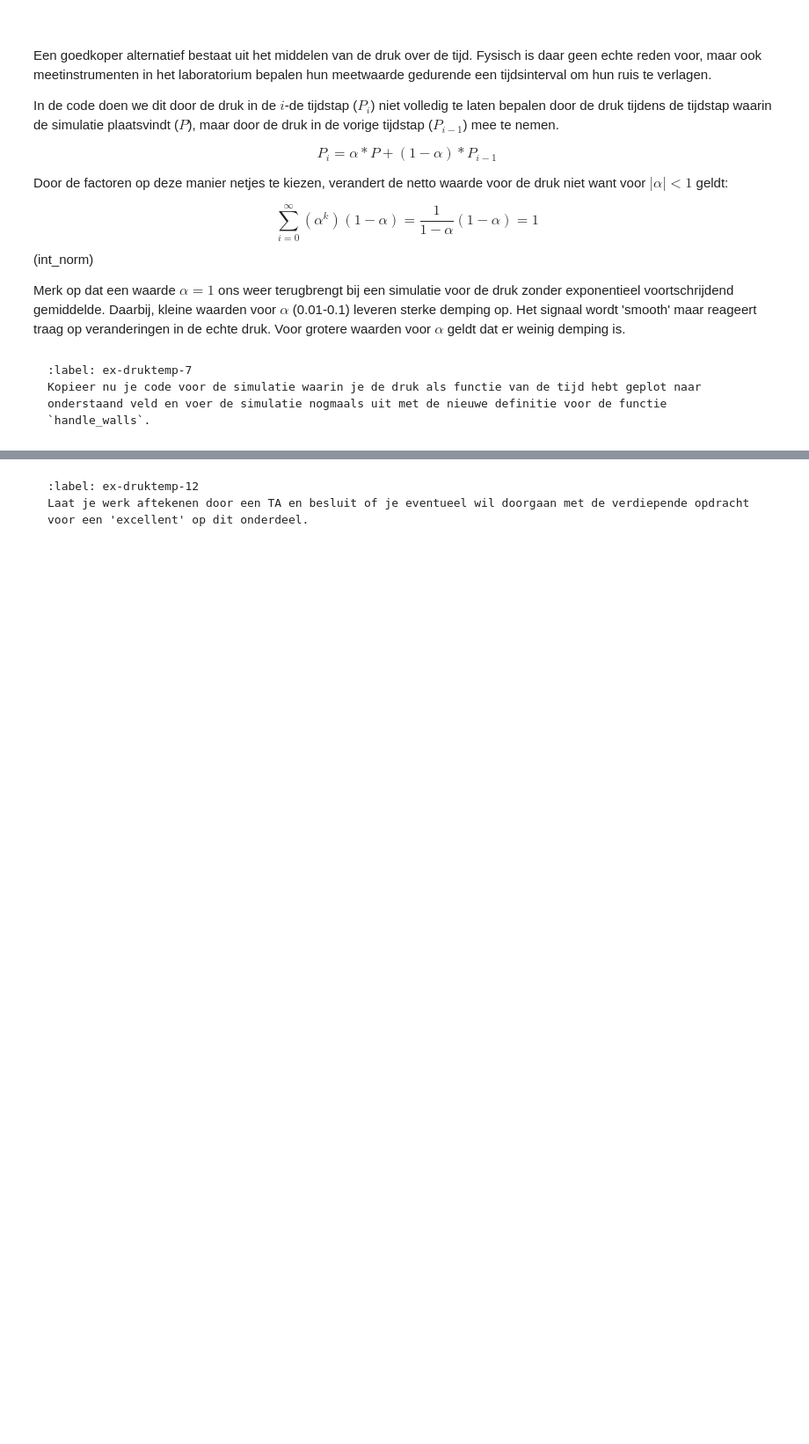
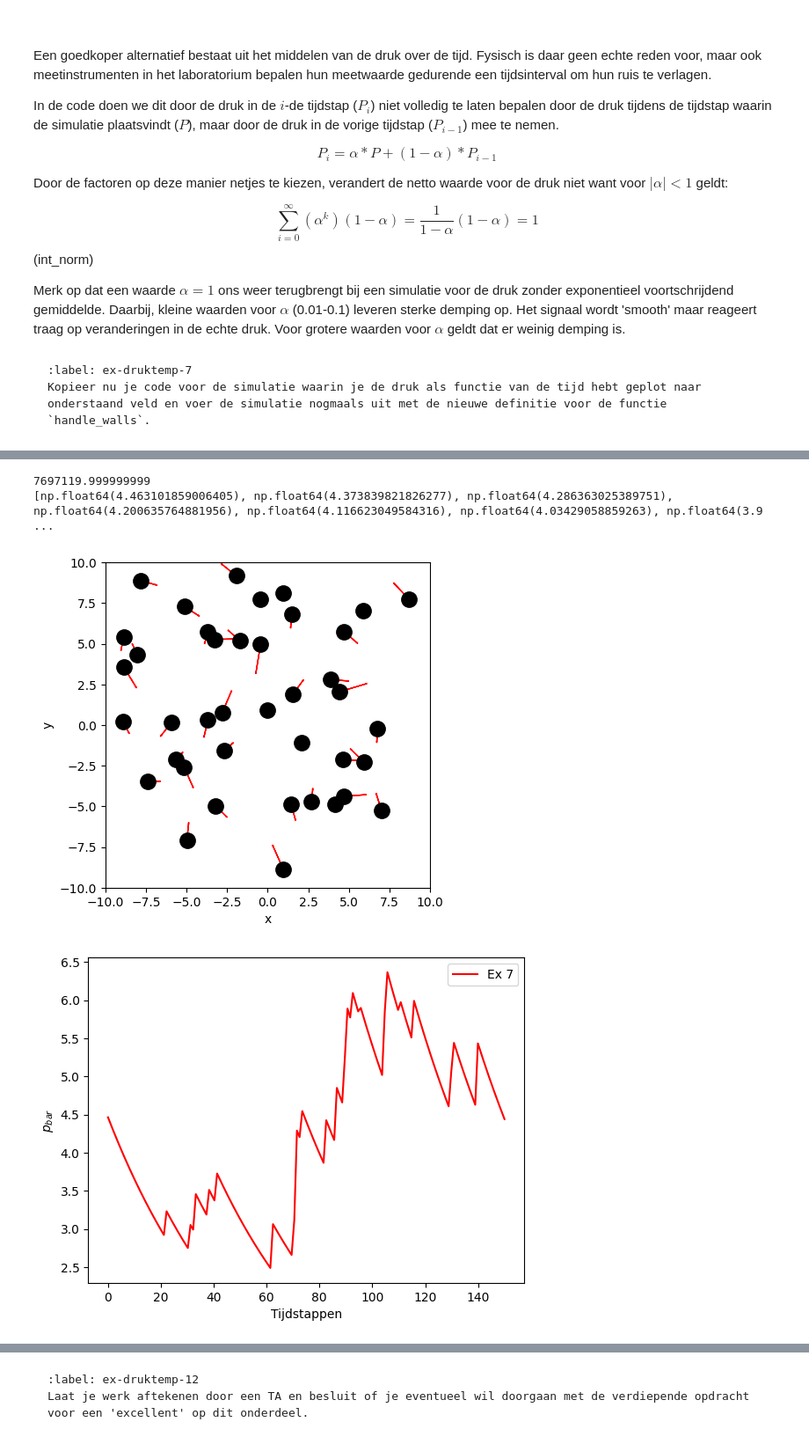
Before and after one commit to firebase21/Group7, a Jupyter notebook: Content/PySim/5_druktemp.ipynb, the cells around one changed output, grey strips where cells are left out. Shown: that part at 88% size. Saved outputs shown, nothing was run; the diff lists cells and outputs as text; code cells hidden in the pictures; blank space fills up the shorter version.

```diff
--- a/Content/PySim/5_druktemp.ipynb
+++ b/Content/PySim/5_druktemp.ipynb
@@ -498,35 +510,43 @@ particles = []
 press = []
 
 create_particles(particles)
 
+pressure_factor = 4.8107e-26 / (1e-9 * 2.5e-12**2)  #m0/(l0*t0**2)
+print(pressure_factor)
+
 for i in range(150):
     take_time_step(particles)
-    press.append(pressure * (4.8107e-26 * (((1e-9)/(2.5 * 1e-12))**2) * (20e9 * 20e9)))
+    press.append(pressure * pressure_factor / 1e5)
 
 print(press)
 
 plt.figure()
 plt.xlabel('x')
 plt.ylabel('y')
 plt.gca().set_aspect('equal')
 plt.xlim(-BOX_SIZE_0/2, BOX_SIZE_0/2)
 plt.ylim(-BOX_SIZE_0/2, BOX_SIZE_0/2)
 
 for p in particles:
     plt.plot(p.r[0], p.r[1], 'k.', ms=25)
     plt.arrow(p.r[0], p.r[1], p.v[0], p.v[1],
               head_width=0.05, head_length=0.1, color='red')
 plt.show()
 
 tijdstappen = np.linspace(0, 150, 150)
 
 # Plots the pressure against the time
 plt.figure()
 plt.plot(tijdstappen, press, 'r-', label = 'Ex 7')
 plt.xlabel('Tijdstappen')
-plt.ylabel('$p$')
+plt.ylabel('$p_{bar}$')
 plt.legend()
 plt.show()
+# %% [output]
+7697119.999999999
+[np.float64(4.463101859006405), np.float64(4.373839821826277), np.float64(4.286363025389751), np.float64(4.200635764881956), np.float64(4.116623049584316), np.float64(4.03429058859263), np.float64(3.9 ...
+[figure, added]
+[figure, added]
 # %% [markdown]
 Met de middeling kan je beter zien wat de gemiddelde waarde voor de druk in dit systeem is. Als dit voor jouw simulatie lastig is kan je de factor `alpha` aanpassen in de functie 'handle_walls`, zodat je over een langere periode het gemiddelde neemt. Hou daarbij wel rekening met de eis in [bovenstaande formule](int_norm)
 
```
Also changed, not shown: parts of 8 cells of this notebook.
